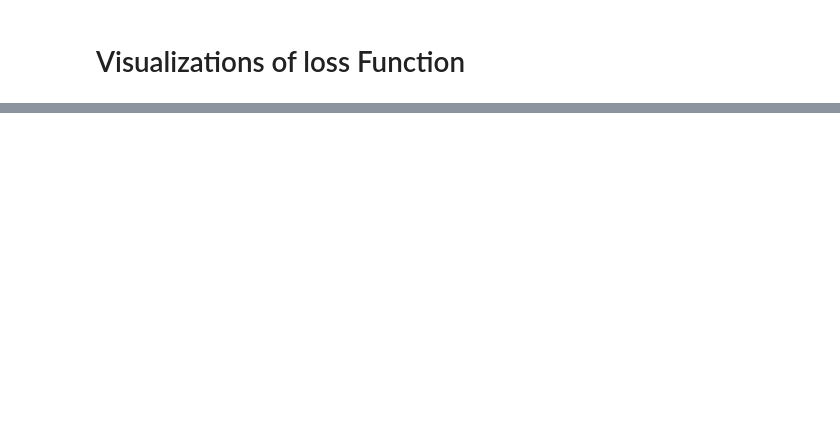
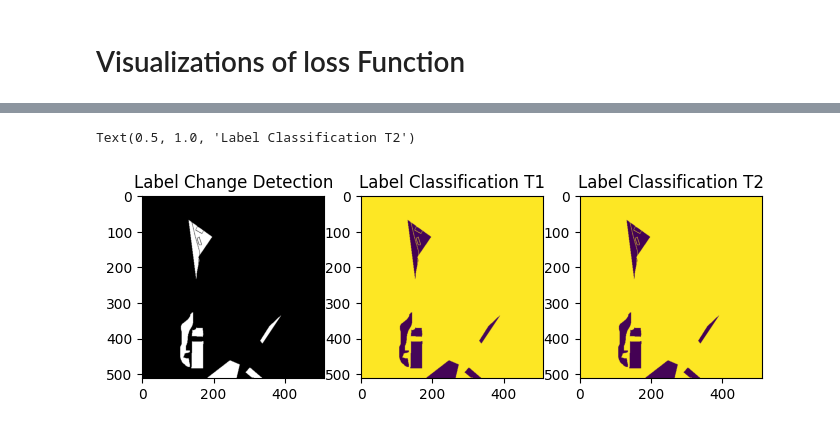
Before and after one commit to Buddhi19/ChangeDetection, a Jupyter notebook: visuals.ipynb, the cells around one changed output, grey strips where cells are left out. Saved outputs shown, nothing was run; the diff lists cells and outputs as text; code cells hidden in the pictures; blank space fills up the shorter version.

```diff
--- a/visuals.ipynb
+++ b/visuals.ipynb
@@ -301,0 +172,14 @@ IndexError: index 6 is out of bounds for axis 1 with size 6
+# %%
+label_clf_t1[label_clf_t1 == 0] = 255
+label_clf_t2[label_clf_t2 == 0] = 255
+
+fig1, axes = plt.subplots(1, 3, figsize=(8, 4))
+axes[0].imshow(label_cd[0].cpu().numpy(), cmap='gray')
+axes[0].set_title('Label Change Detection')
+axes[1].imshow(label_clf_t1[0].cpu().numpy())
+axes[1].set_title('Label Classification T1')
+axes[2].imshow(label_clf_t2[0].cpu().numpy())
+axes[2].set_title('Label Classification T2')
+# %% [output]
+Text(0.5, 1.0, 'Label Classification T2')
+[figure, added]
```
Also changed, not shown: parts of 12 cells of this notebook, 28 other files.
